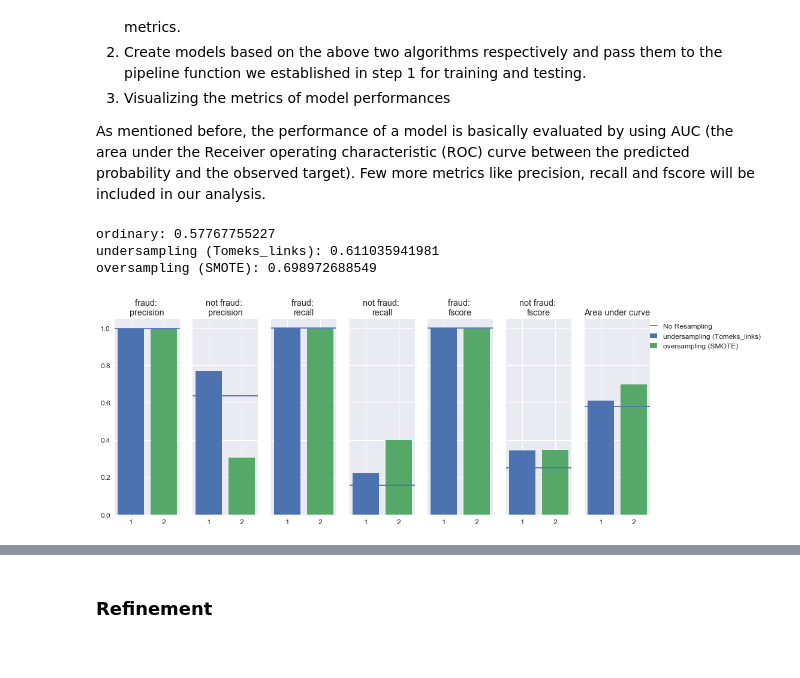
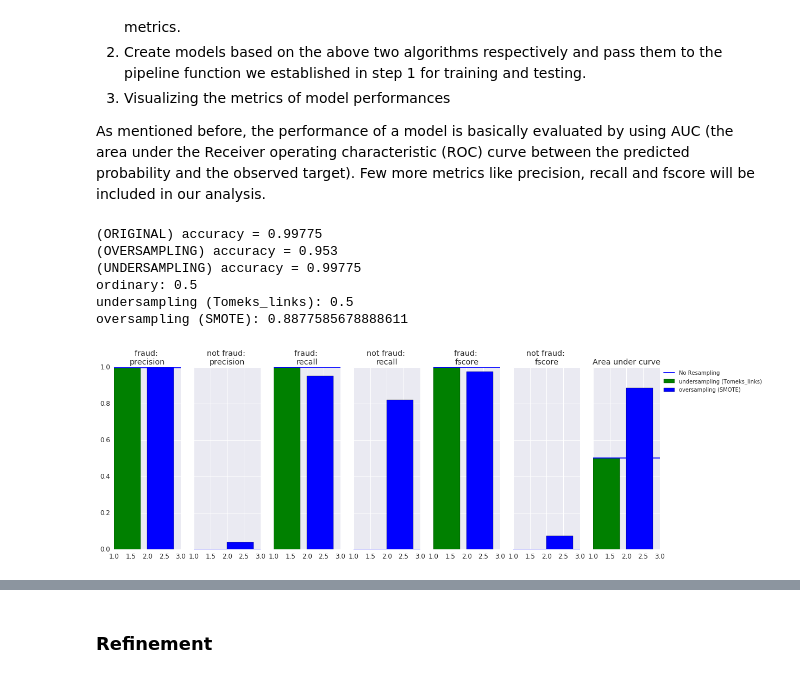
Before and after one commit to yuhow/udacity_nano_ML_course, a Jupyter notebook: capstone/capstone.ipynb, the cells around one changed output, grey strips where cells are left out. Cells and saved outputs as stored; diff of their text form; code cells hidden in the pictures.

```diff
--- a/capstone/capstone.ipynb
+++ b/capstone/capstone.ipynb
@@ -159,10 +159,17 @@ The official testing data doesn't contain 'attributed_time' feature. So we will
 # %%
 # create a new feature which is based on the click time
 # UTC --> an hour of the day
+# sample data
 sample_data['click_time'] = pd.to_datetime(sample_data['click_time'])
 sample_data['click_hr'] = sample_data['click_time'].dt.round('H').astype(str)
 sample_data['click_hr'] = (sample_data['click_hr']).str[11:13].astype(int)
 display(sample_data.head())
+
+# kaggle test data
+test_data_kaggle['click_time'] = pd.to_datetime(test_data_kaggle['click_time'])
+test_data_kaggle['click_hr'] = test_data_kaggle['click_time'].dt.round('H').astype(str)
+test_data_kaggle['click_hr'] = (test_data_kaggle['click_hr']).str[11:13].astype(int)
+display(test_data_kaggle.head())
 # %% [output]
 |  | ip | app | device | os | channel | click_time | attributed_time | is_attributed | click_hr |
 | 0 | 87540 | 12 | 1 | 13 | 497 | 2017-11-07 09:30:38 | NaN | 0 | 10 |
@@ -340,6 +353,7 @@ target_list = ['is_attributed']
 # pretreatment
 X = sample_data.loc[:, feature_list]
 y = sample_data['is_attributed']
+kaggle_X = test_data_kaggle.loc[:, feature_list]
 
 # spliting the data into training set and testing set
 X_original_train, X_original_test, y_original_train, y_original_test = \
@@ -446,18 +497,22 @@ def model_with_different_samples(X_train, X_test, y_train, y_test, model):
     return results
 # %%
 def evaluate_method(results, method, metrics = ['precision', 'recall', 'fscore']):
-    fig, ax = plt.subplots(1, 7, sharey=True, figsize=(16, 6))
+    fig, ax = plt.subplots(1, 7, sharey=True, figsize=(18, 6))
 
     for i, metric in enumerate(metrics):
         ax[i*2].axhline(results['ordinary'][metric][0], label='No Resampling')
         ax[i*2+1].axhline(results['ordinary'][metric][1], label='No Resampling')
 
         ax[0].legend(loc='upper center', bbox_to_anchor=(9, 1.01),
-                     ncol=1, fancybox=True, shadow=True)
+                     ncol=1, fancybox=True, shadow=True, fontsize=10)
 
         for j, (technique, result) in enumerate(results[method].items()):
-            ax[i*2].bar(j+1, result[metric][0], label=technique)
-            ax[i*2+1].bar(j+1, result[metric][1], label=technique)
+            if j + 1 == 1:
+                color = 'g'
+            else:
+                color = 'b'
+            ax[i*2].bar(j+1, result[metric][0], label=technique, color=color)
+            ax[i*2+1].bar(j+1, result[metric][1], label=technique, color=color)
 
         ax[i*2].set_title('fraud: \n'+str(metric))
         ax[i*2+1].set_title('not fraud: \n'+str(metric))
@@ -467,24 +522,33 @@ def evaluate_method(results, method, metrics = ['precision', 'recall', 'fscore']
     ax[6].axhline(results['ordinary']['auc'], label='No Resampling')
     print 'ordinary: '+str(results['ordinary']['auc'])
     for j, (technique, result) in enumerate(results[method].items()):
+        if j + 1 == 1:
+            color = 'g'
+        else:
+            color = 'b'
         print technique+': '+str(result['auc'])
-        ax[6].bar(j+1, result['auc'], label=technique)
+        ax[6].bar(j+1, result['auc'], label=technique, color=color)
 # %%
 from sklearn.ensemble import RandomForestClassifier
 
-#model = RandomForestClassifier(n_estimators=12, max_depth=6, min_samples_leaf=50, \
-#                               max_features=0.5, bootstrap=False, n_jobs=-1, random_state=10)
-model = RandomForestClassifier(random_state=10)
+model_rf = RandomForestClassifier(n_estimators=12, max_depth=6, min_samples_leaf=50, \
+                               max_features=0.5, bootstrap=False, n_jobs=-1, random_state=10)
+#model_rf = RandomForestClassifier(random_state=10)
 
-results = model_with_different_samples(X_train_list, X_original_test, \
-                                       y_train_list, y_original_test, model)
+results_rf = model_with_different_samples(X_train_list, X_original_test, \
+                                          y_train_list, y_original_test, model_rf)
 
-evaluate_method(results, 'resampling')
+evaluate_method(results_rf, 'resampling')
+model_rf.fit(X_train_list[1], y_train_list[1])
+pred_rf = model_rf.predict(kaggle_X)
 # %% [output]
-ordinary: 0.57767755227
-undersampling (Tomeks_links): 0.611035941981
-oversampling (SMOTE): 0.698972688549
+(ORIGINAL) accuracy = 0.99775
+(OVERSAMPLING) accuracy = 0.953
+(UNDERSAMPLING) accuracy = 0.99775
+ordinary: 0.5
+undersampling (Tomeks_links): 0.5
+oversampling (SMOTE): 0.8877585678888611
-[figure, old version]
+[figure, new version]
 # %%
 from sklearn.neural_network import MLPClassifier
 #clf = MLPClassifier(solver='adam', hidden_layer_sizes=(200, ), max_iter=50000, batch_size=10000, random_state=10)
```
Also changed, not shown: parts of 9 cells of this notebook.
